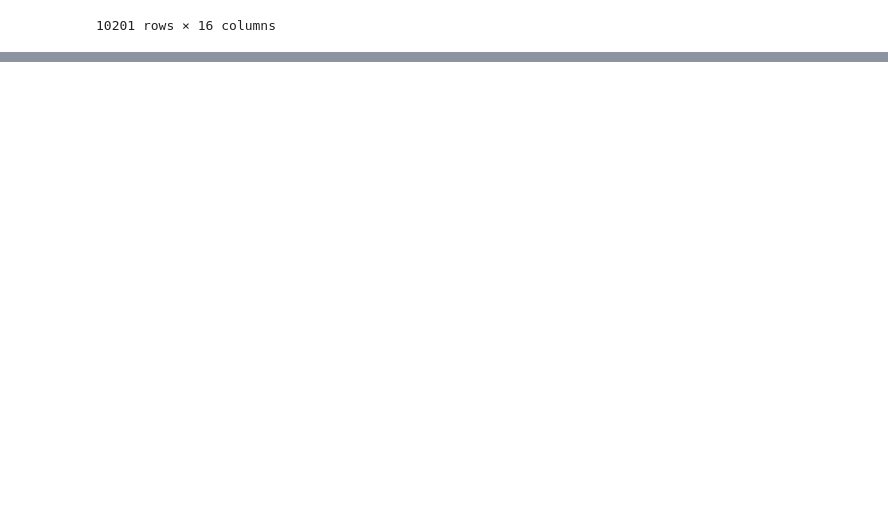
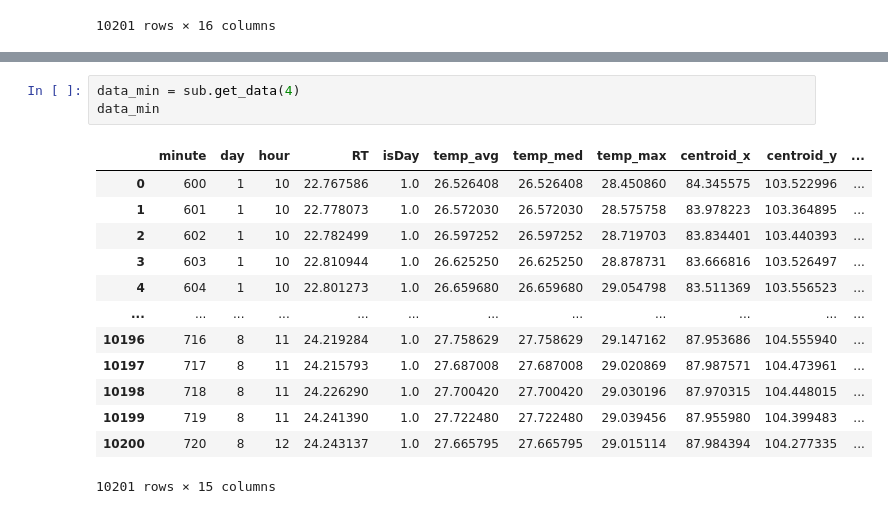
Before and after one commit to raffaelemazziotti/thermal_labeler, a Jupyter notebook: analysis_pd.ipynb, the cells around one changed output, grey strips where cells are left out. Drawn from its saved outputs; the diff is of its cells as text; blank space fills up the shorter version.

```diff
--- a/analysis_pd.ipynb
+++ b/analysis_pd.ipynb
@@ -313,2 +289,19 @@ plt.tight_layout()
+# %%
+data_min = sub.get_data(4)
+data_min
+# %% [output]
+|  | minute | day | hour | RT | isDay | temp_avg | temp_med | temp_max | centroid_x | centroid_y | ... |
+| 0 | 600 | 1 | 10 | 22.767586 | 1.0 | 26.526408 | 26.526408 | 28.450860 | 84.345575 | 103.522996 | ... |
+| 1 | 601 | 1 | 10 | 22.778073 | 1.0 | 26.572030 | 26.572030 | 28.575758 | 83.978223 | 103.364895 | ... |
+| 2 | 602 | 1 | 10 | 22.782499 | 1.0 | 26.597252 | 26.597252 | 28.719703 | 83.834401 | 103.440393 | ... |
+| 3 | 603 | 1 | 10 | 22.810944 | 1.0 | 26.625250 | 26.625250 | 28.878731 | 83.666816 | 103.526497 | ... |
+| 4 | 604 | 1 | 10 | 22.801273 | 1.0 | 26.659680 | 26.659680 | 29.054798 | 83.511369 | 103.556523 | ... |
+| ... | ... | ... | ... | ... | ... | ... | ... | ... | ... | ... | ... |
+| 10196 | 716 | 8 | 11 | 24.219284 | 1.0 | 27.758629 | 27.758629 | 29.147162 | 87.953686 | 104.555940 | ... |
+| 10197 | 717 | 8 | 11 | 24.215793 | 1.0 | 27.687008 | 27.687008 | 29.020869 | 87.987571 | 104.473961 | ... |
+| 10198 | 718 | 8 | 11 | 24.226290 | 1.0 | 27.700420 | 27.700420 | 29.030196 | 87.970315 | 104.448015 | ... |
+| 10199 | 719 | 8 | 11 | 24.241390 | 1.0 | 27.722480 | 27.722480 | 29.039456 | 87.955980 | 104.399483 | ... |
+| 10200 | 720 | 8 | 12 | 24.243137 | 1.0 | 27.665795 | 27.665795 | 29.015114 | 87.984394 | 104.277335 | ... |
+10201 rows × 15 columns
 # %%
 
```
Also changed, not shown: parts of 8 cells of this notebook, 1 other file.
